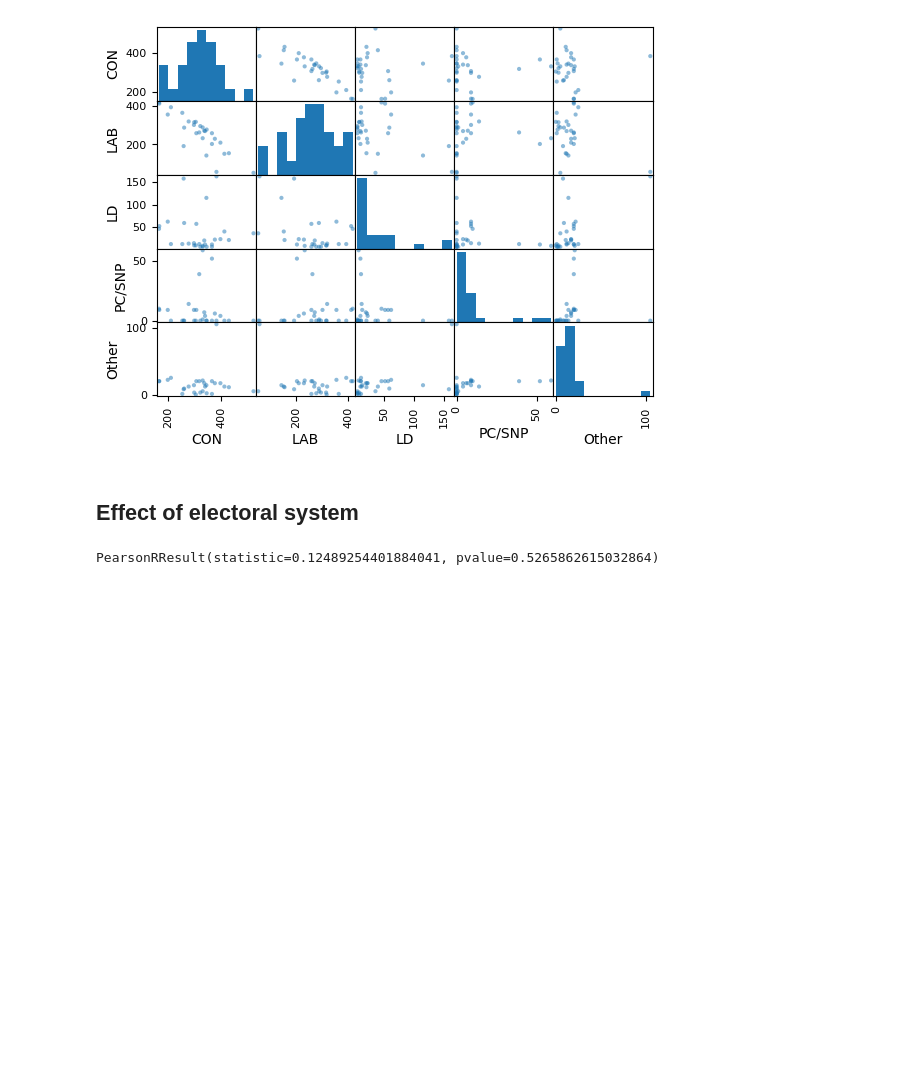
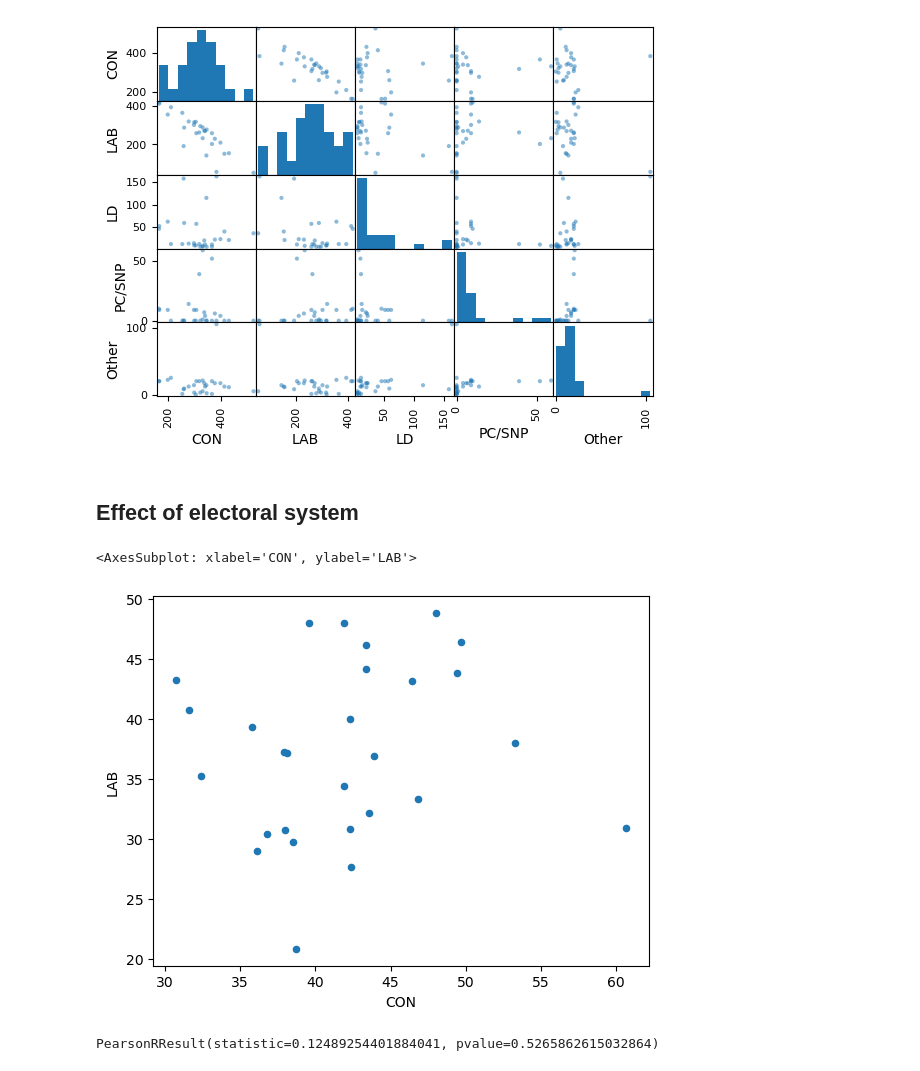
Before and after one commit to stelios-c/uk_votes, a Jupyter notebook: uk_elections.ipynb, the cells around one changed output. Cells and saved outputs as stored; diff of their text form; code cells hidden in the pictures; blank space fills up the shorter version.

Commit message:
add scatterplots to correlations

```diff
--- a/uk_elections.ipynb
+++ b/uk_elections.ipynb
@@ -113,6 +113,11 @@ array([[<AxesSubplot: xlabel='CON', ylabel='CON'>,
 [figure]
 # %% [markdown]
 ## Effect of electoral system
+# %%
+elections_uk.plot(kind='scatter',x='CON',y='LAB')
+# %% [output]
+<AxesSubplot: xlabel='CON', ylabel='LAB'>
+[figure, added]
 # %%
 stats.pearsonr(elections_uk.CON,elections_uk.LAB)
 # %% [output]
```
Also changed, not shown: parts of 1 cell of this notebook.
